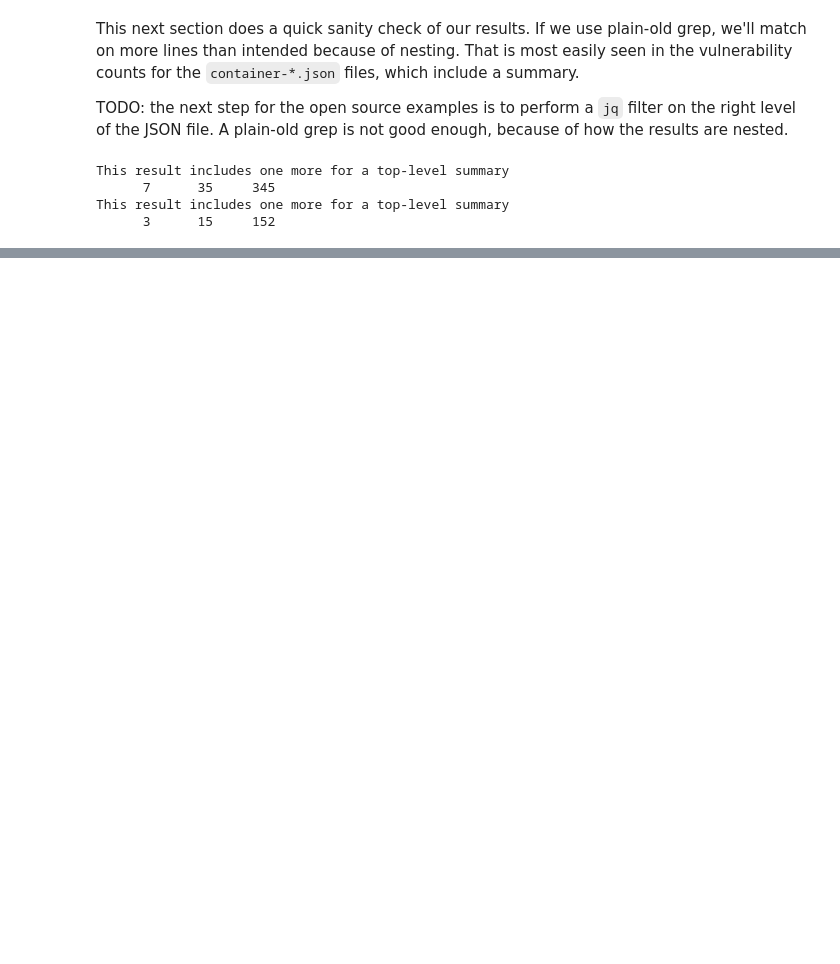
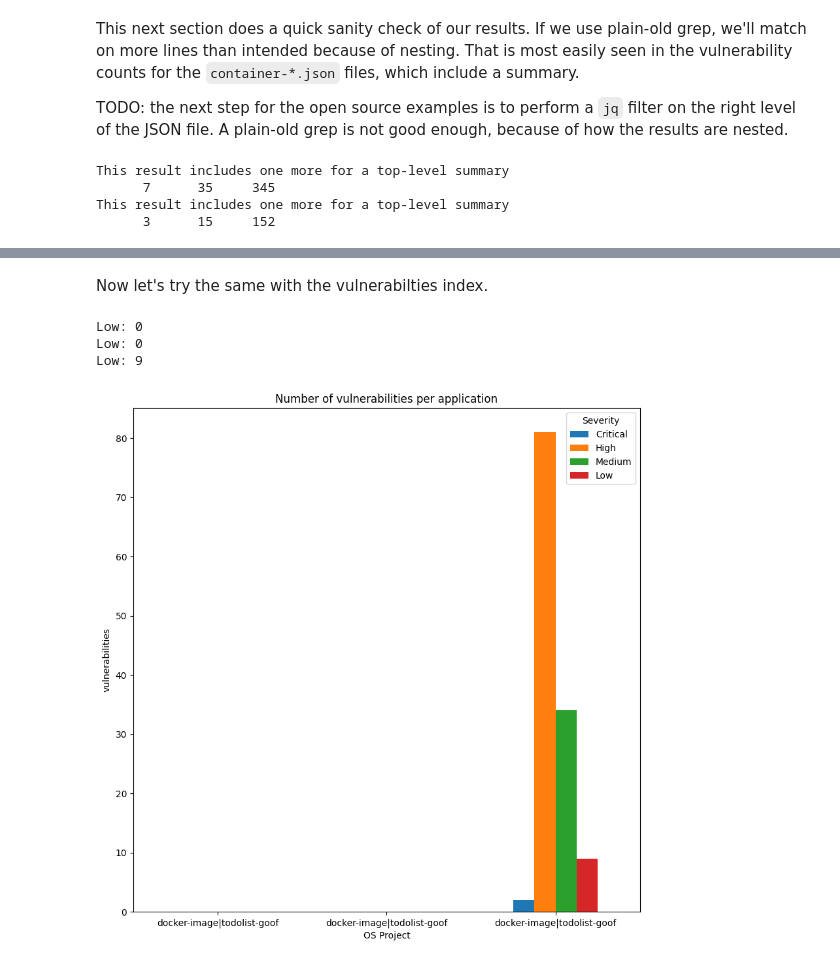
Before and after one commit to marcoman/marcoman, a Jupyter notebook: demo/snyk/cli/elastic-snyk.ipynb, the cells around one changed output, grey strips where cells are left out. Cells and saved outputs as stored; diff of their text form; code cells hidden in the pictures; blank space fills up the shorter version.

```diff
--- a/demo/snyk/cli/elastic-snyk.ipynb
+++ b/demo/snyk/cli/elastic-snyk.ipynb
@@ -431,6 +452,15 @@ for unique_project in vuln_project_names:
                                      ]
                                  }},)
     print(f"Med: {vuln_med['hits']['total']['value']}")
+
+    vuln_low = es.search(index="vulnerabilities",
+                             query= {"bool": {
+                                 "must" : [
+                                     { "match" : {"severity" : "low"}},
+                                     { "term" : {"projectName.keyword" : unique_project}}
+                                     ]
+                                 }},)
+    print(f"Low: {vuln_low['hits']['total']['value']}")
 # %% [output]
 Application type count for each of our projects.
 Project: docker-image|docker.elastic.co/elasticsearch/elasticsearch
@@ -470,0 +548,62 @@ This result includes one more for a top-level summary
+# %% [markdown]
+Now let's try the same with the vulnerabilties index.
+# %%
+# Programmatically iterate through our list of open source projects, and display their vulnerability counts on a bar chart.
+
+import pandas as pd
+df = pd.DataFrame(columns=['OS Project', 'Critical', 'High', 'Medium', 'Low'])
+
+for unique_project in vuln_project_names:
+    vuln_critical = es.search(index="vulnerabilities",
+                             query= {"bool": {
+                                 "must" : [
+                                     { "match" : {"severity" : "critical"}},
+                                     { "term" : {"projectName.keyword" : unique_project}}
+                                     ]
+                                 }},)
+    vuln_high = es.search(index="vulnerabilities",
+                             query= {"bool": {
+                                 "must" : [
+                                     { "match" : {"severity" : "high"}},
+                                     { "term" : {"projectName.keyword" : unique_project}}
+                                     ]
+                                 }},)
+    vuln_med = es.search(index="vulnerabilities",
+                             query= {"bool": {
+                                 "must" : [
+                                     { "match" : {"severity" : "medium"}},
+                                     { "term" : {"projectName.keyword" : unique_project}}
+                                     ]
+                                 }},)
+    vuln_low = es.search(index="vulnerabilities",
+                             query= {"bool": {
+                                 "must" : [
+                                     { "match" : {"severity" : "low"}},
+                                     { "term" : {"projectName.keyword" : unique_project}}
+                                     ]
+                                 }},)
+    print(f"Low: {vuln_low['hits']['total']['value']}")
+
+    df = pd.concat([df, pd.DataFrame.from_records([{'OS Project' : project_name,
+                                                     'Critical' : vuln_critical['hits']['total']['value'],
+                                                     'High' : vuln_high['hits']['total']['value'],
+                                                     'Medium' : vuln_med['hits']['total']['value'],
+                                                     'Low' : vuln_low['hits']['total']['value']
+                                                     }])])
+
+
+
+
+# Set the size of the figure to be larger.
+df.set_index('OS Project', inplace=True)
+ax = df.plot.bar(rot=0, figsize=(10,10))
+ax.set_title('Number of vulnerabilities per application')
+ax.set_xlabel('OS Project')
+ax.set_ylabel('vulnerabilities')
+plt.legend(title="Severity")
+plt.show()
+# %% [output]
+Low: 0
+Low: 0
+Low: 9
+[figure, added]
```
Also changed, not shown: parts of 17 cells of this notebook.
